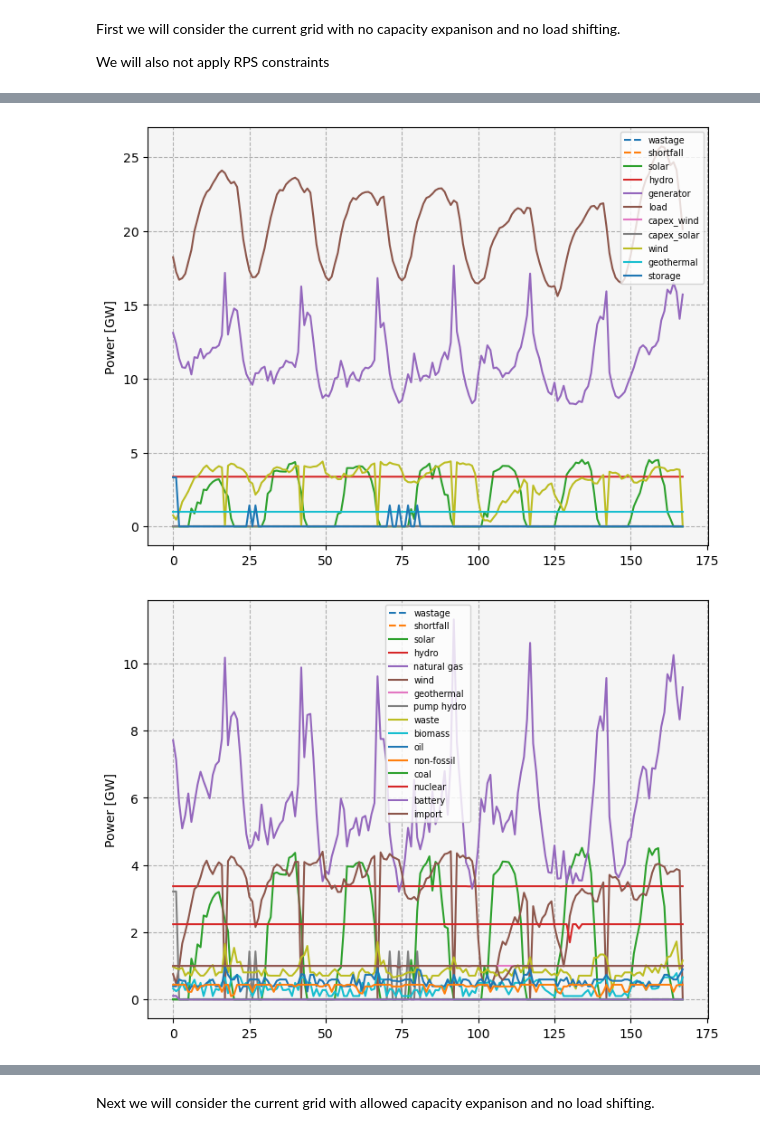
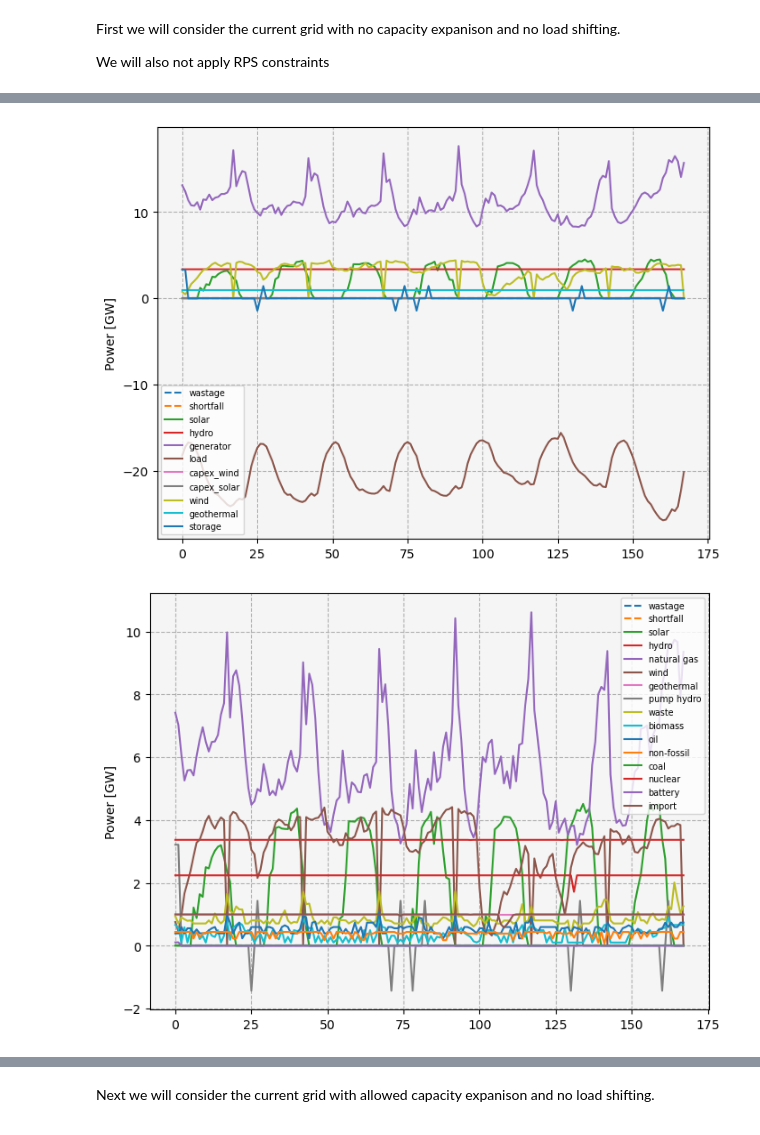
Before and after one commit to ucdavis/good_model, a Jupyter notebook: Example.ipynb, the cells around one changed output, grey strips where cells are left out. Cells and saved outputs as stored; diff of their text form; code cells hidden in the pictures.

Commit message:
Aaron 3/3/2025 1: Fixed Store

```diff
--- a/Example.ipynb
+++ b/Example.ipynb
@@ -49,6 +49,11 @@ for source, node in graph._node.items():
     for asset in node.get('assets', []):
 
         asset['capex_capacity'] = 0
+
+        if asset['_class'] == 'Store':
+
+            asset['capex_capacity'] = 1e3
+            asset['capex_cost'] = 0
 # %%
 '''
 Building from graph
@@ -220,7 +225,7 @@ fig, ax = plt.subplots(figsize = (8, 6))
 for key, val in gen_amounts.items():
 
     ax.plot(
-        np.abs(val),
+        val,
         label = key,
         ls = '--' if key in ['wastage', 'shortfall'] else None,
     )
@@ -244,7 +249,7 @@ kw = {
 
 _ = ax.legend(**kw)
 # %% [output]
-[figure, old version]
+[figure, new version]
 # %%
 gen_amounts = {'wastage': [], 'shortfall': []}
 
@@ -278,32 +283,32 @@ for key, val in gen_amounts.items():
     gen_amounts[key] = np.vstack(val).sum(axis = 0) / 1e9
 
 fig, ax = plt.subplots(figsize = (8, 6))
 
 for key, val in gen_amounts.items():
 
     ax.plot(
-        np.abs(val),
+        val,
         label = key,
         ls = '--' if key in ['wastage', 'shortfall'] else None,
     )
 
 kw = {
     'facecolor': 'whitesmoke',
     'ylabel': 'Power [GW]',
 }
 
 _ = ax.set(**kw)
 
 kw = {
     'ls': '--',
 }
 
 _ = ax.grid(**kw)
 
 kw = {
     'fontsize': 'x-small',
 }
 
 _ = ax.legend(**kw)
 # %% [output]
-[figure, old version]
+[figure, new version]
```
Also changed, not shown: parts of 16 cells of this notebook, 3 other files.
